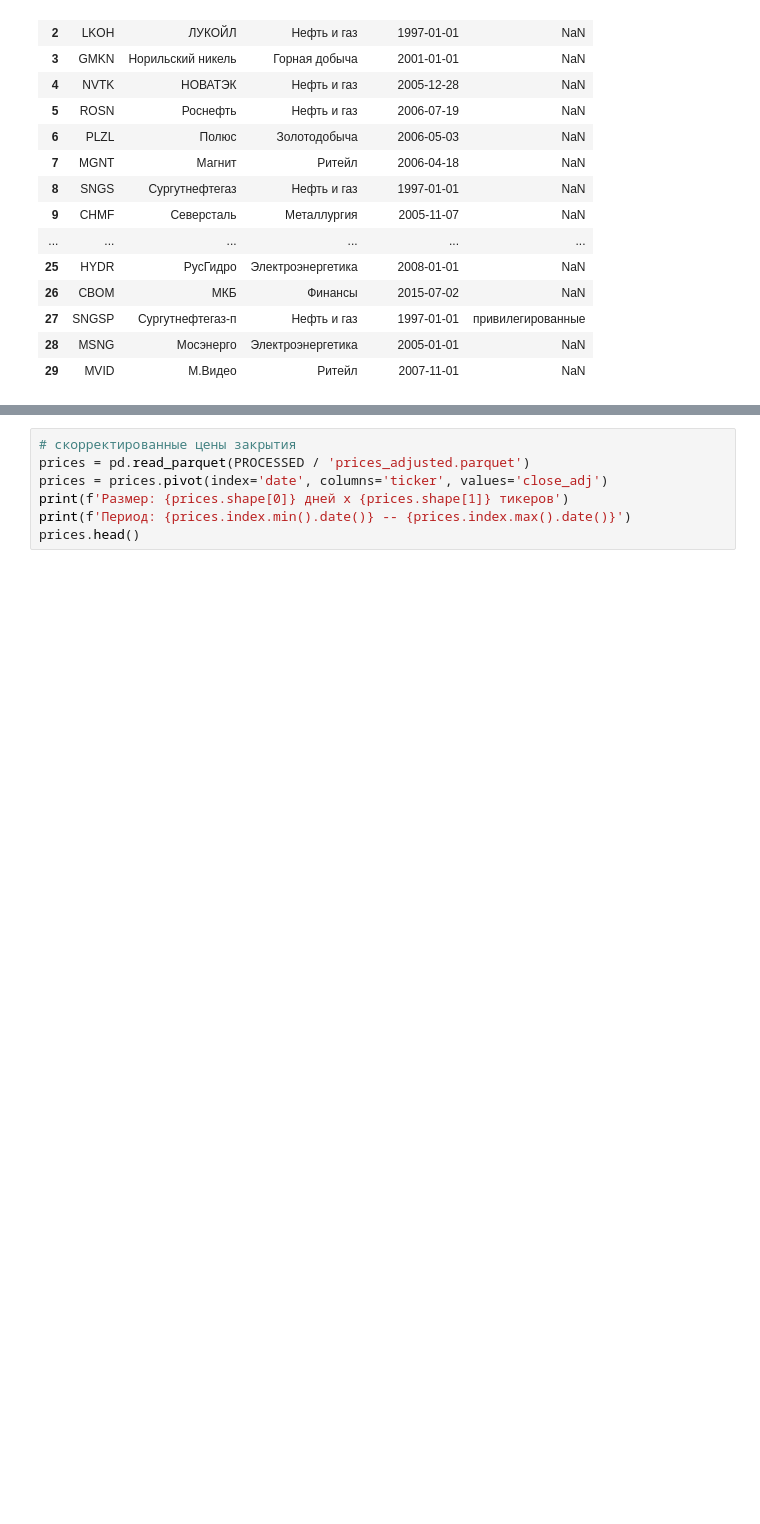
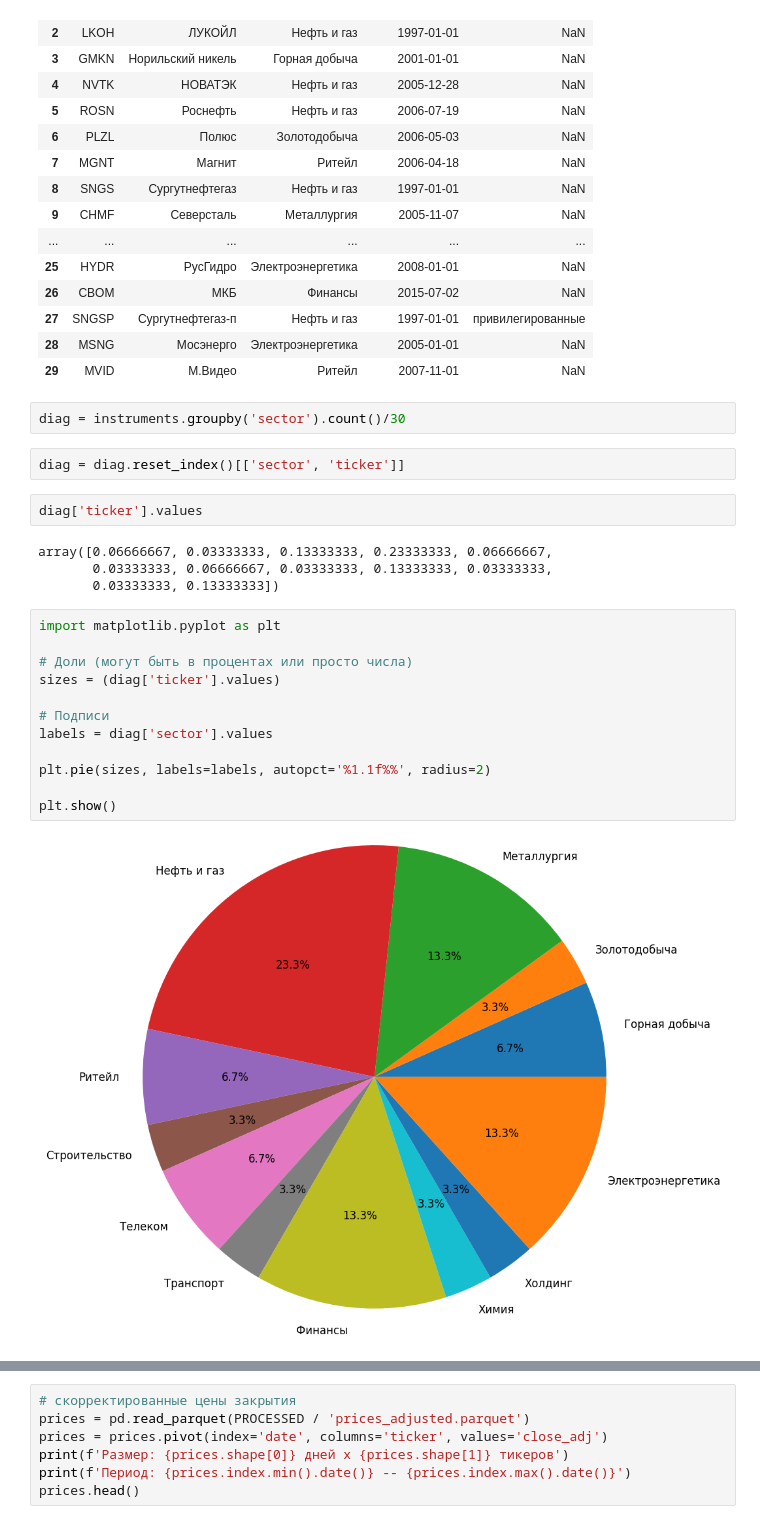
Before and after one commit to stareeg/risk-management, a Jupyter notebook: portfolio_analysis.ipynb, the cells around one changed output, grey strips where cells are left out. Saved outputs shown, nothing was run; the diff lists cells and outputs as text; blank space fills up the shorter version.

```diff
--- a/portfolio_analysis.ipynb
+++ b/portfolio_analysis.ipynb
@@ -97,3 +97,27 @@ instruments
 | 27 | SNGSP | Сургутнефтегаз-п | Нефть и газ | 1997-01-01 | привилегированные |
 | 28 | MSNG | Мосэнерго | Электроэнергетика | 2005-01-01 | NaN |
 | 29 | MVID | М.Видео | Ритейл | 2007-11-01 | NaN |
+# %%
+diag = instruments.groupby('sector').count()/30
+# %%
+diag = diag.reset_index()[['sector', 'ticker']]
+# %%
+diag['ticker'].values
+# %% [output]
+array([0.06666667, 0.03333333, 0.13333333, 0.23333333, 0.06666667,
+       0.03333333, 0.06666667, 0.03333333, 0.13333333, 0.03333333,
+       0.03333333, 0.13333333])
+# %%
+import matplotlib.pyplot as plt
+
+# Доли (могут быть в процентах или просто числа)
+sizes = (diag['ticker'].values)
+
+# Подписи
+labels = diag['sector'].values
+
+plt.pie(sizes, labels=labels, autopct='%1.1f%%', radius=2)
+
+plt.show()
+# %% [output]
+[figure, added]
```
Also changed, not shown: parts of 26 cells of this notebook.
